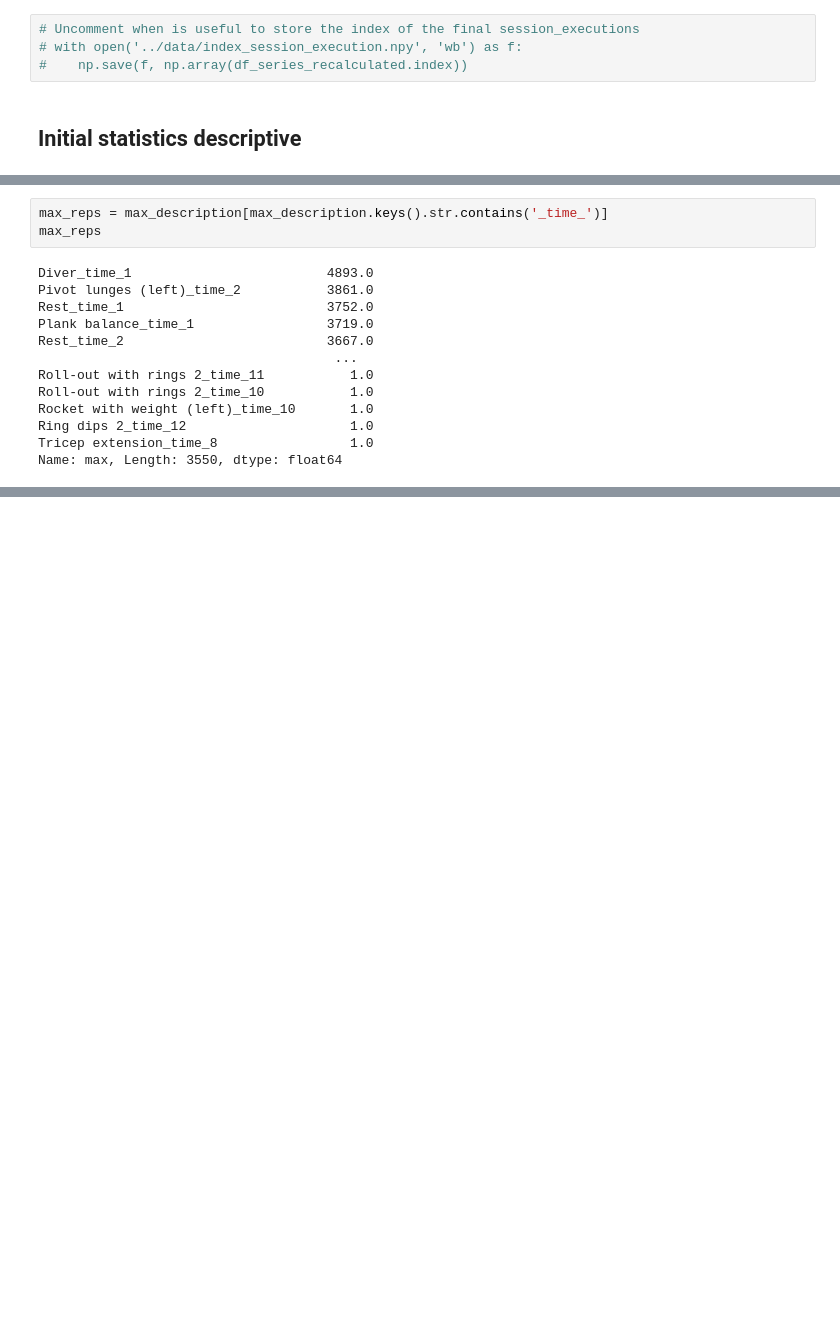
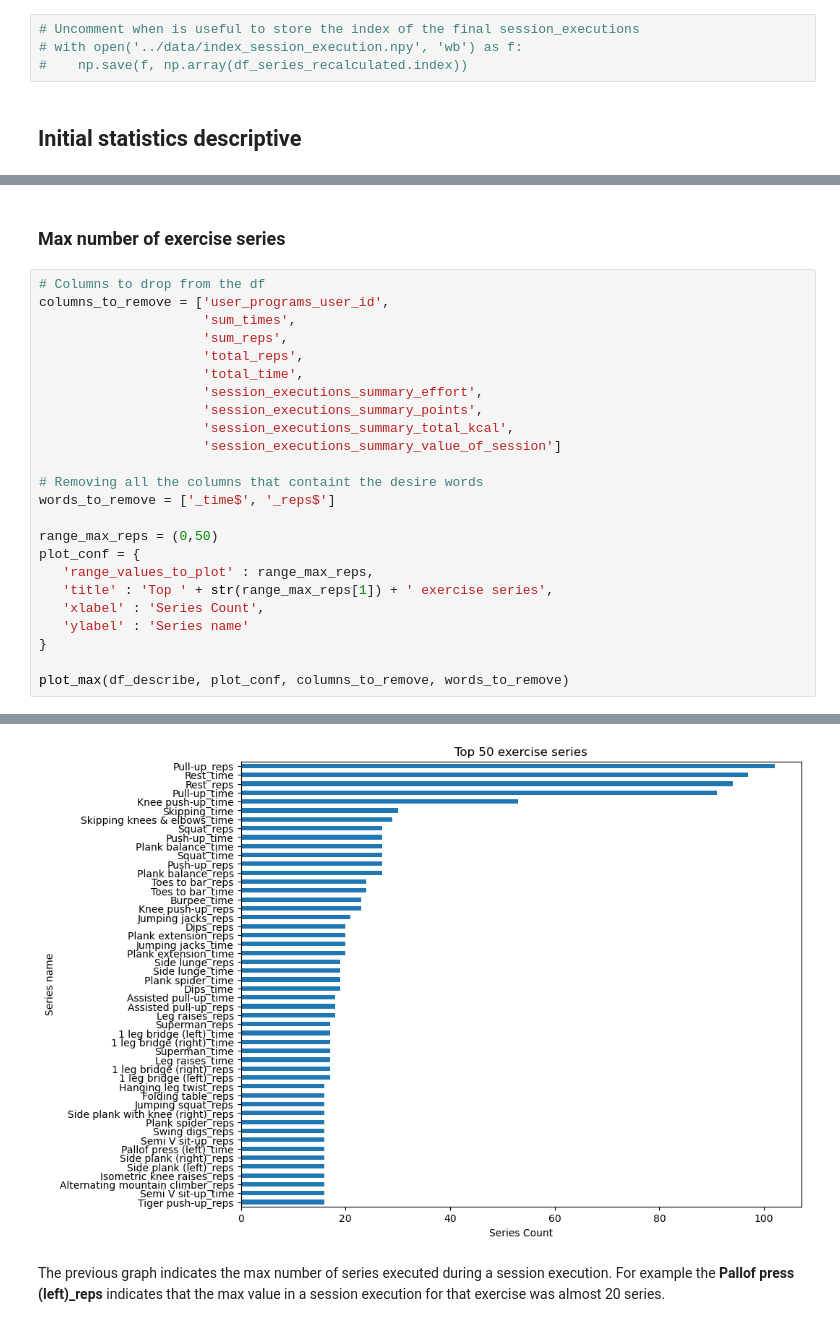
Before and after one commit to evidadeusto/mhunters, a Jupyter notebook: analysis_oscar_preprocessing/data_cleaning_dataframe_session_v0.ipynb, the cells around one changed output, grey strips where cells are left out. Drawn from its saved outputs; the diff is of its cells as text; blank space fills up the shorter version.

```diff
--- a/analysis_oscar_preprocessing/data_cleaning_dataframe_session_v0.ipynb
+++ b/analysis_oscar_preprocessing/data_cleaning_dataframe_session_v0.ipynb
@@ -190,16 +203,27 @@ plt.show()
-# %%
-max_reps = max_description[max_description.keys().str.contains('_time_')]
-max_reps
-# %% [output]
-Diver_time_1                         4893.0
-Pivot lunges (left)_time_2           3861.0
-Rest_time_1                          3752.0
-Plank balance_time_1                 3719.0
-Rest_time_2                          3667.0
-                                      ...
-Roll-out with rings 2_time_11           1.0
-Roll-out with rings 2_time_10           1.0
-Rocket with weight (left)_time_10       1.0
-Ring dips 2_time_12                     1.0
-Tricep extension_time_8                 1.0
-Name: max, Length: 3550, dtype: float64
+# %% [markdown]
+### Max number of exercise series
+# %%
+# Columns to drop from the df
+columns_to_remove = ['user_programs_user_id',
+                     'sum_times',
+                     'sum_reps',
+                     'total_reps',
+                     'total_time',
+                     'session_executions_summary_effort',
+                     'session_executions_summary_points',
+                     'session_executions_summary_total_kcal',
+                     'session_executions_summary_value_of_session']
+
+# Removing all the columns that containt the desire words
+words_to_remove = ['_time$', '_reps$']
+
+range_max_reps = (0,50)
+plot_conf = {
+   'range_values_to_plot' : range_max_reps,
+   'title' : 'Top ' + str(range_max_reps[1]) + ' exercise series',
+   'xlabel' : 'Series Count',
+   'ylabel' : 'Series name'
+}
+
+plot_max(df_describe, plot_conf, columns_to_remove, words_to_remove)
+# %% [output]
@@ -205,0 +247,3 @@ Name: max, Length: 3550, dtype: float64
+[figure, added]
+# %% [markdown]
+The previous graph indicates the max number of series executed during a session execution. For example the **Pallof press (left)_reps** indicates that the max value in a session execution for that exercise was almost 20 series.
```
Also changed, not shown: parts of 23 cells of this notebook, 1 other file.
